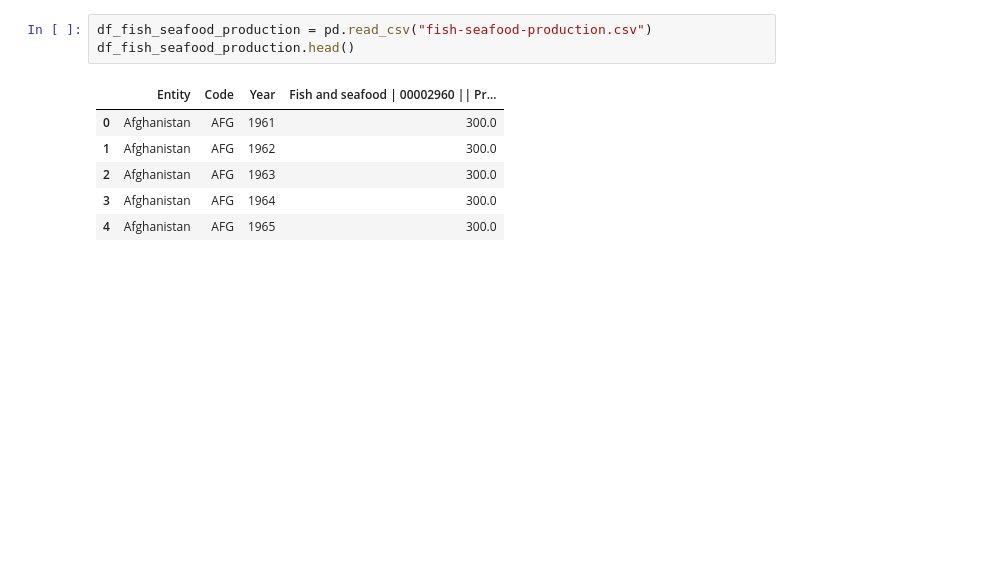
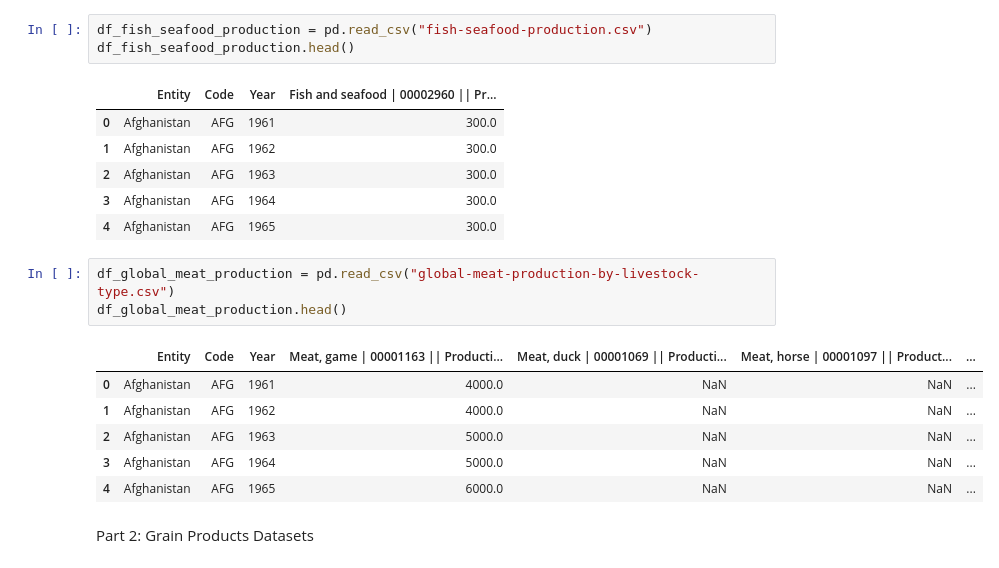
Before and after one commit to iburakk/Project_CA2, a Jupyter notebook: Agriculture.ipynb, the cells around one changed output. Saved outputs shown, nothing was run; the diff lists cells and outputs as text; blank space fills up the shorter version.

```diff
--- a/Agriculture.ipynb
+++ b/Agriculture.ipynb
@@ -43,3 +43,15 @@ df_fish_seafood_production.head()
 | 2 | Afghanistan | AFG | 1963 | 300.0 |
 | 3 | Afghanistan | AFG | 1964 | 300.0 |
 | 4 | Afghanistan | AFG | 1965 | 300.0 |
+# %%
+df_global_meat_production = pd.read_csv("global-meat-production-by-livestock-type.csv")
+df_global_meat_production.head()
+# %% [output]
+|  | Entity | Code | Year | Meat, game | 00001163 || Producti... | Meat, duck | 00001069 || Producti... | Meat, horse | 00001097 || Product... | ... |
+| 0 | Afghanistan | AFG | 1961 | 4000.0 | NaN | NaN | ... |
+| 1 | Afghanistan | AFG | 1962 | 4000.0 | NaN | NaN | ... |
+| 2 | Afghanistan | AFG | 1963 | 5000.0 | NaN | NaN | ... |
+| 3 | Afghanistan | AFG | 1964 | 5000.0 | NaN | NaN | ... |
+| 4 | Afghanistan | AFG | 1965 | 6000.0 | NaN | NaN | ... |
+# %% [markdown]
+Part 2: Grain Products Datasets
```
Also changed, not shown: parts of 22 cells of this notebook.
